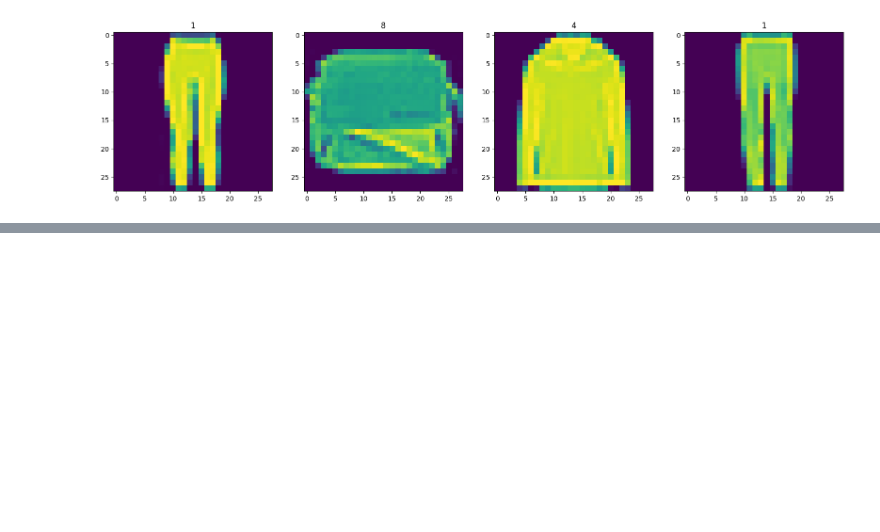
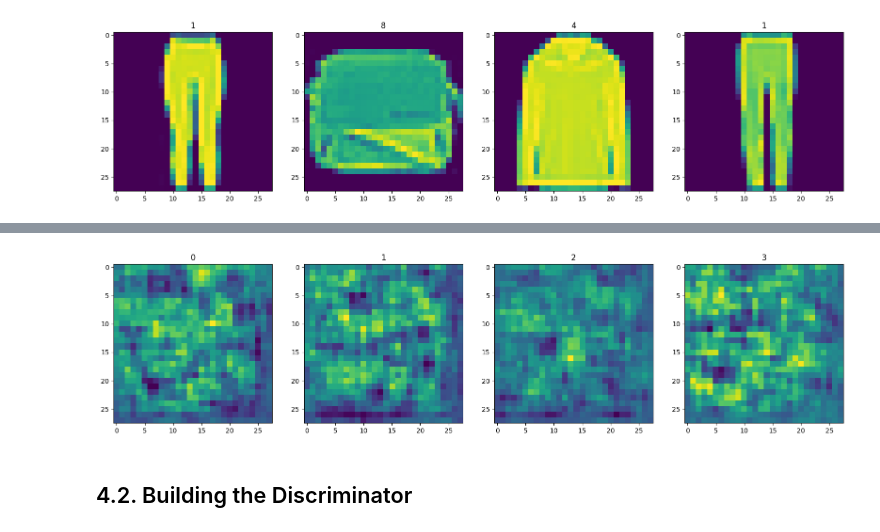
Before and after one commit to ChamikaGunarathna/GenerativeAITutorials, a Jupyter notebook: YouTube-tutorial/test.ipynb, the cells around one changed output, grey strips where cells are left out. Cells and saved outputs as stored; diff of their text form; code cells hidden in the pictures; blank space fills up the shorter version.

Commit message:
Added Discriminator model and started on training step algorithms

```diff
--- a/YouTube-tutorial/test.ipynb
+++ b/YouTube-tutorial/test.ipynb
@@ -174,0 +173,11 @@ input_x = np.random.randn(4,128,1)
+# %%
+#testing the generator model by generating new random sampling
+input_x = np.random.randn(4,128,1)
+img = test_model.predict(input_x)
+#visualizing the images generated
+fig, ax = plt.subplots(ncols=4, figsize=(20,20))
+for idx,img_ in enumerate(img):
+    batch = data_iterator.next()
+    ax[idx].imshow(np.squeeze(img_))
+    ax[idx].title.set_text(idx)
+# %% [output]
@@ -174,0 +185,3 @@ input_x = np.random.randn(4,128,1)
+[figure, added]
+# %% [markdown]
+## 4.2. Building the Discriminator
```
Also changed, not shown: parts of 21 cells of this notebook, 2 other files.
